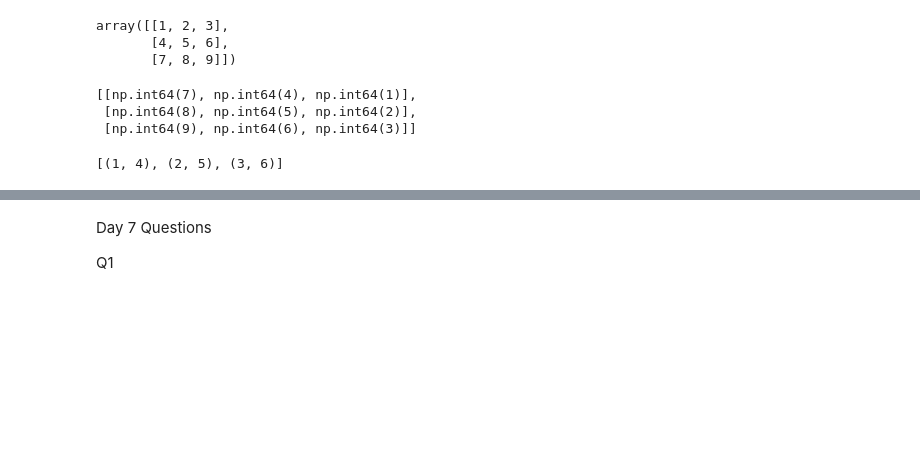
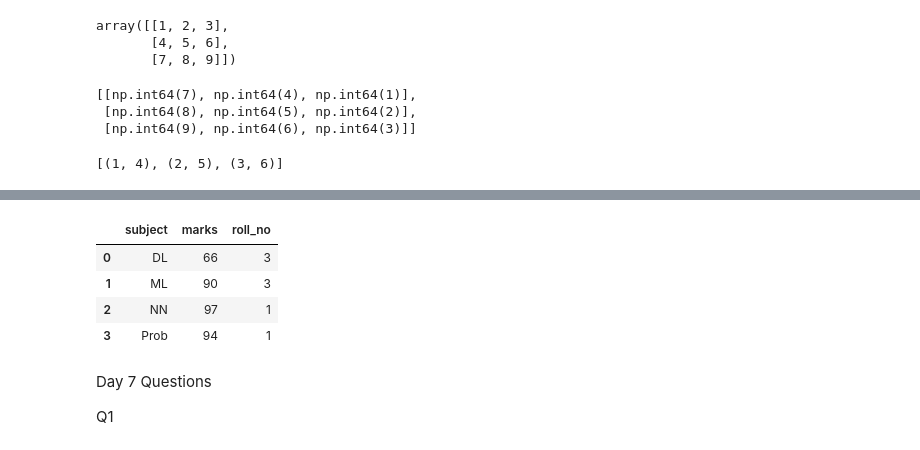
Before and after one commit to msarkar92/pandas-basics, a Jupyter notebook: Pandas_2.ipynb, the cells around one changed output, grey strips where cells are left out. Saved outputs shown, nothing was run; the diff lists cells and outputs as text; code cells hidden in the pictures; blank space fills up the shorter version.

```diff
--- a/Pandas_2.ipynb
+++ b/Pandas_2.ipynb
@@ -875,0 +880,14 @@ list(zip([1,2,3],[4,5,6]))
+# %%
+import pandas as pd
+
+data = {
+    'roll_no': [1, 2, 1, 3, 1, 3, 3, 3, 2, 2, 1, 2],
+    'subject': ['NN', 'DL', 'ML', 'Prob', 'DL', 'ML', 'DL', 'NN', 'NN', 'Prob', 'Prob', 'ML'],
+    'marks': [97, 63, 63, 71, 64, 90, 66, 46, 74, 62, 94, 67]
+}
+
+df = pd.DataFrame(data)
+# %%
+result = df.groupby(by=["subject"])['marks'].max()
+result = result.reset_index()
+result
@@ -876,3 +900,11 @@ list(zip([1,2,3],[4,5,6]))
+# %%
+pd.merge(result,df, on=['marks','subject'], how='inner')
+# %% [output]
+|  | subject | marks | roll_no |
+| 0 | DL | 66 | 3 |
+| 1 | ML | 90 | 3 |
+| 2 | NN | 97 | 1 |
+| 3 | Prob | 94 | 1 |
 # %% [markdown]
 Day 7 Questions
 
```
Also changed, not shown: parts of 3 cells of this notebook.
